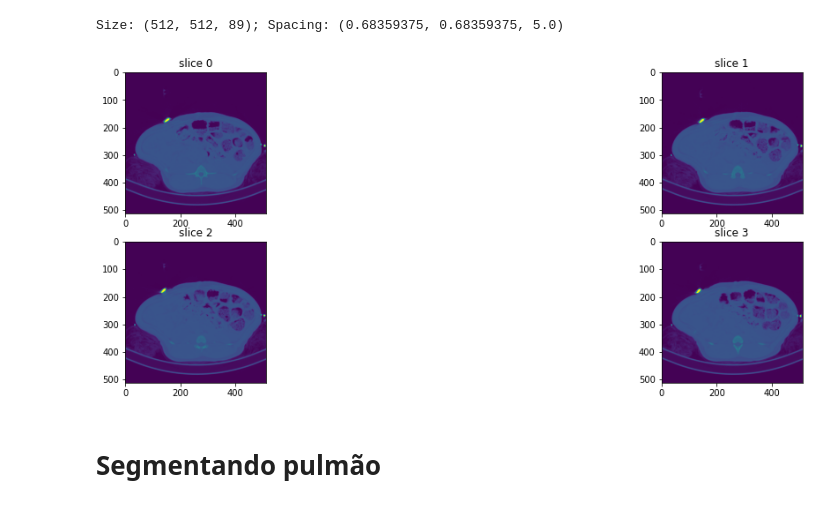
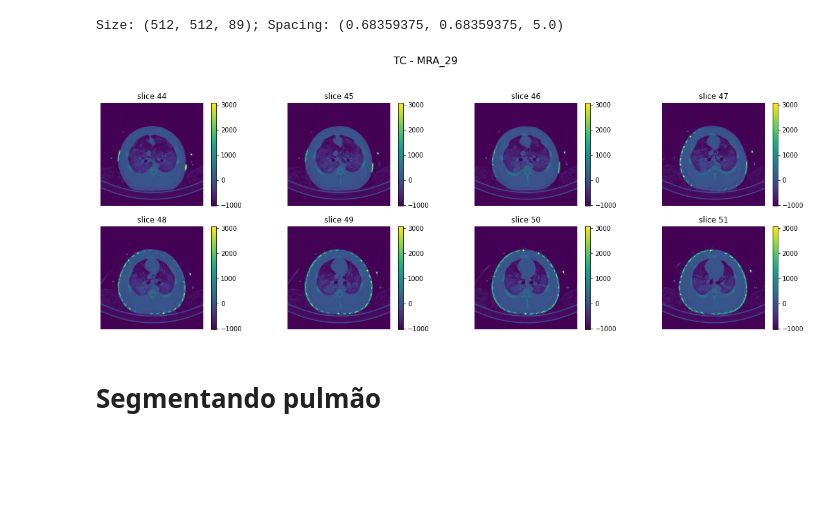
Before and after one commit to edlbcamargo/recrutabilidade, a Jupyter notebook: volume_referencia/volume_referencia.ipynb, the cells around one changed output. Drawn from its saved outputs; the diff is of its cells as text; code cells hidden in the pictures; blank space fills up the shorter version.

```diff
--- a/volume_referencia/volume_referencia.ipynb
+++ b/volume_referencia/volume_referencia.ipynb
@@ -13,10 +13,11 @@ pasta = '/mnt/hdsda3/arquivos/Recrutamento/CT_data_organizado/MRA_29/Recrutado_5
 imagens = ctf.lePastaDICOM(pasta)
 # %% [output]
 Size: (512, 512, 89); Spacing: (0.68359375, 0.68359375, 5.0)
-# %%
-_= ctf.mostraCortesDICOM(imagens,0,4)
-# %% [output]
-[figure, removed]
+# %%
+fig = ctf.mostraCortesDICOM(imagens,44,8,colorbar=True)
+_= fig.suptitle('TC - MRA_29', fontsize=16)
+# %% [output]
+[figure, added]
 # %% [markdown]
 # Segmentando pulmão
 # %%
```
Also changed, not shown: parts of 24 cells of this notebook, 1 other file.
